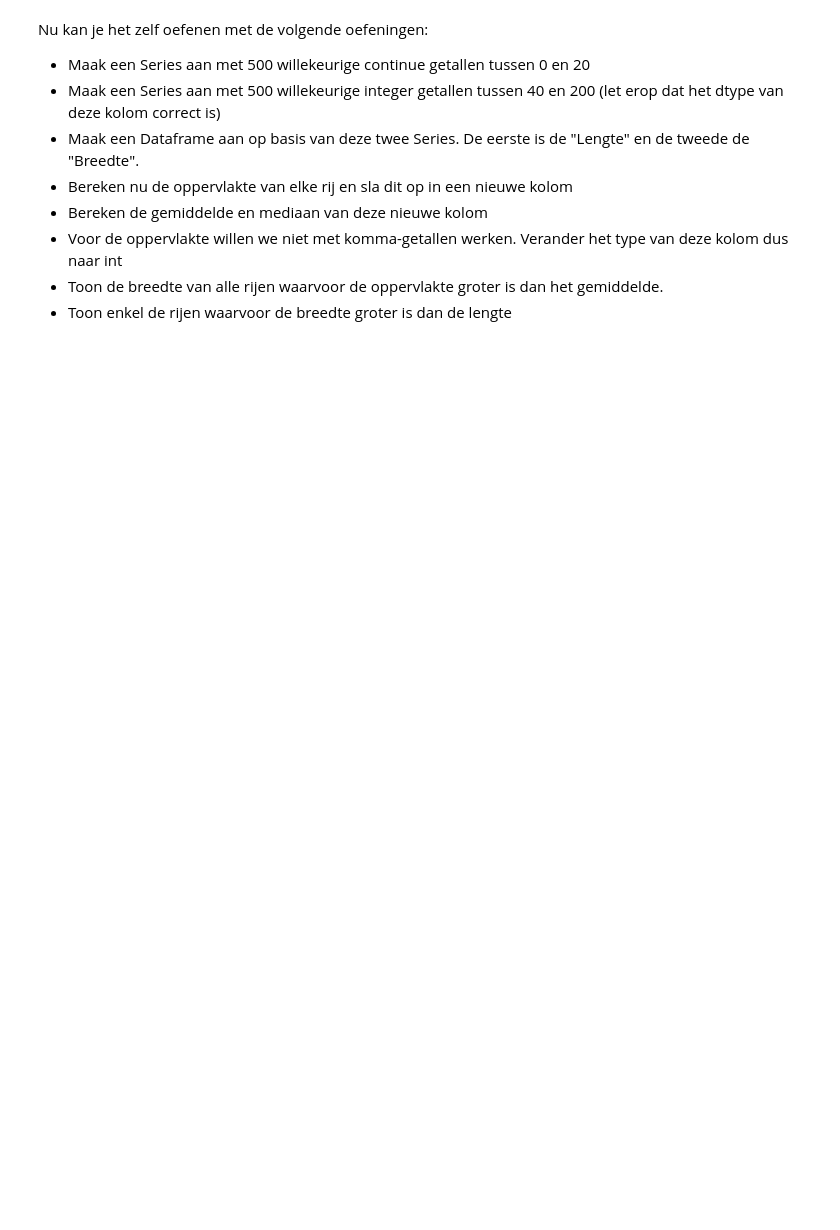
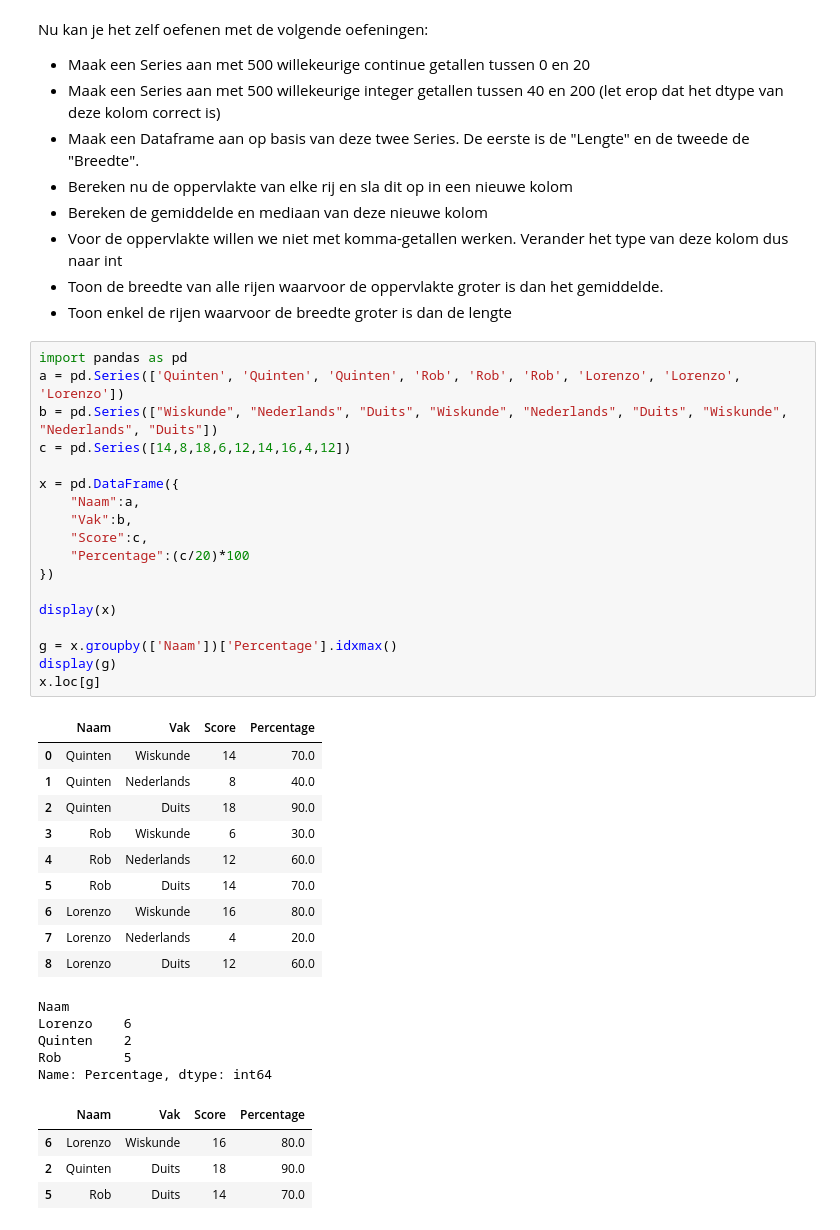
Before and after one commit to OdiseeDataScience2223/Leerstof, a Jupyter notebook: Week 1/PythonIntro.ipynb, the cells around one changed output. Drawn from its saved outputs; the diff is of its cells as text; blank space fills up the shorter version.

```diff
--- a/Week 1/PythonIntro.ipynb
+++ b/Week 1/PythonIntro.ipynb
@@ -480,3 +553,41 @@ Nu kan je het zelf oefenen met de volgende oefeningen:
 * Voor de oppervlakte willen we niet met komma-getallen werken. Verander het type van deze kolom dus naar int
 * Toon de breedte van alle rijen waarvoor de oppervlakte groter is dan het gemiddelde.
 * Toon enkel de rijen waarvoor de breedte groter is dan de lengte
+# %%
+import pandas as pd
+a = pd.Series(['Quinten', 'Quinten', 'Quinten', 'Rob', 'Rob', 'Rob', 'Lorenzo', 'Lorenzo', 'Lorenzo'])
+b = pd.Series(["Wiskunde", "Nederlands", "Duits", "Wiskunde", "Nederlands", "Duits", "Wiskunde", "Nederlands", "Duits"])
+c = pd.Series([14,8,18,6,12,14,16,4,12])
+
+x = pd.DataFrame({
+    "Naam":a,
+    "Vak":b,
+    "Score":c,
+    "Percentage":(c/20)*100
+})
+
+display(x)
+
+g = x.groupby(['Naam'])['Percentage'].idxmax()
+display(g)
+x.loc[g]
+# %% [output]
+|  | Naam | Vak | Score | Percentage |
+| 0 | Quinten | Wiskunde | 14 | 70.0 |
+| 1 | Quinten | Nederlands | 8 | 40.0 |
+| 2 | Quinten | Duits | 18 | 90.0 |
+| 3 | Rob | Wiskunde | 6 | 30.0 |
+| 4 | Rob | Nederlands | 12 | 60.0 |
+| 5 | Rob | Duits | 14 | 70.0 |
+| 6 | Lorenzo | Wiskunde | 16 | 80.0 |
+| 7 | Lorenzo | Nederlands | 4 | 20.0 |
+| 8 | Lorenzo | Duits | 12 | 60.0 |
+Naam
+Lorenzo    6
+Quinten    2
+Rob        5
+Name: Percentage, dtype: int64
+|  | Naam | Vak | Score | Percentage |
+| 6 | Lorenzo | Wiskunde | 16 | 80.0 |
+| 2 | Quinten | Duits | 18 | 90.0 |
+| 5 | Rob | Duits | 14 | 70.0 |
```
Also changed, not shown: parts of 6 cells of this notebook, 3 other files.
